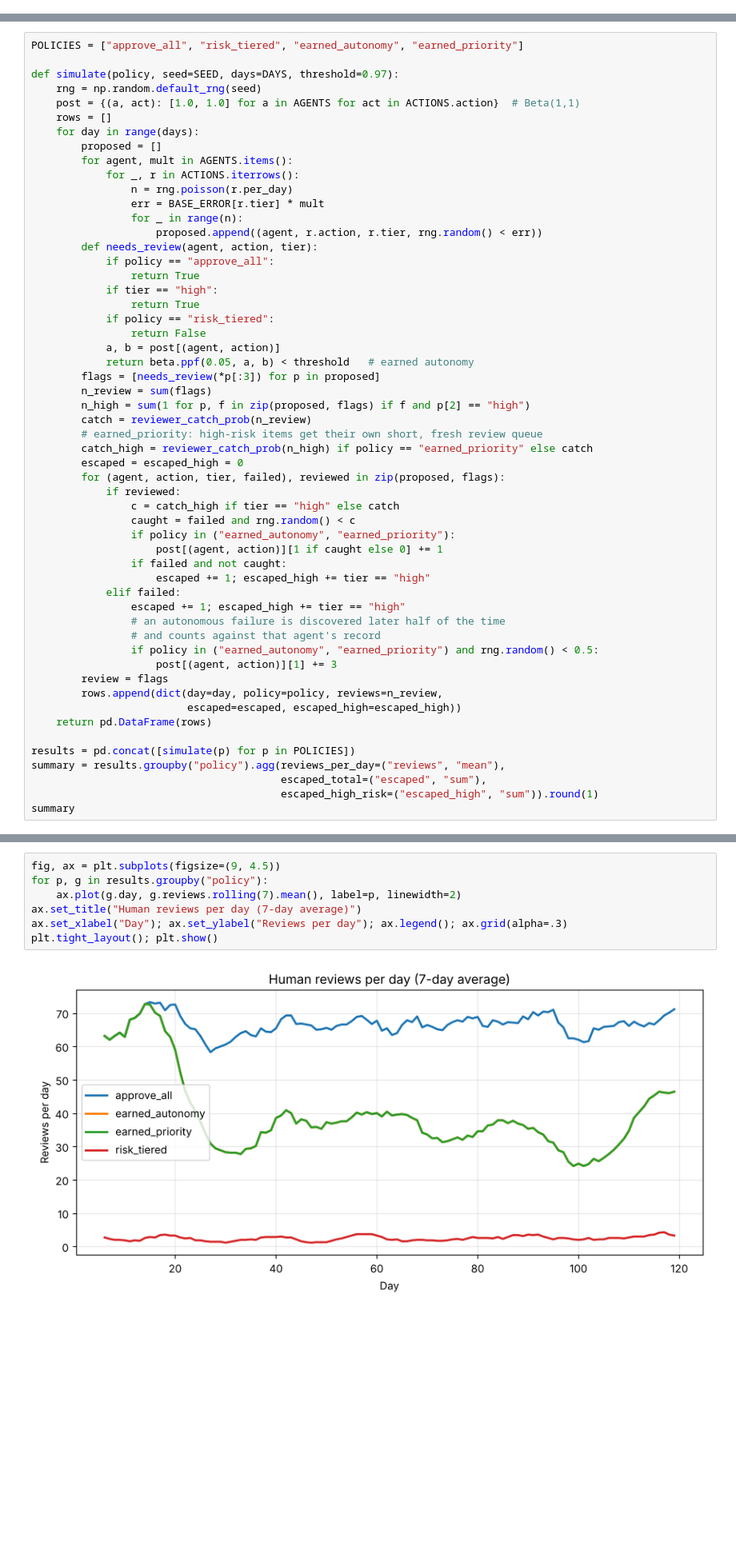
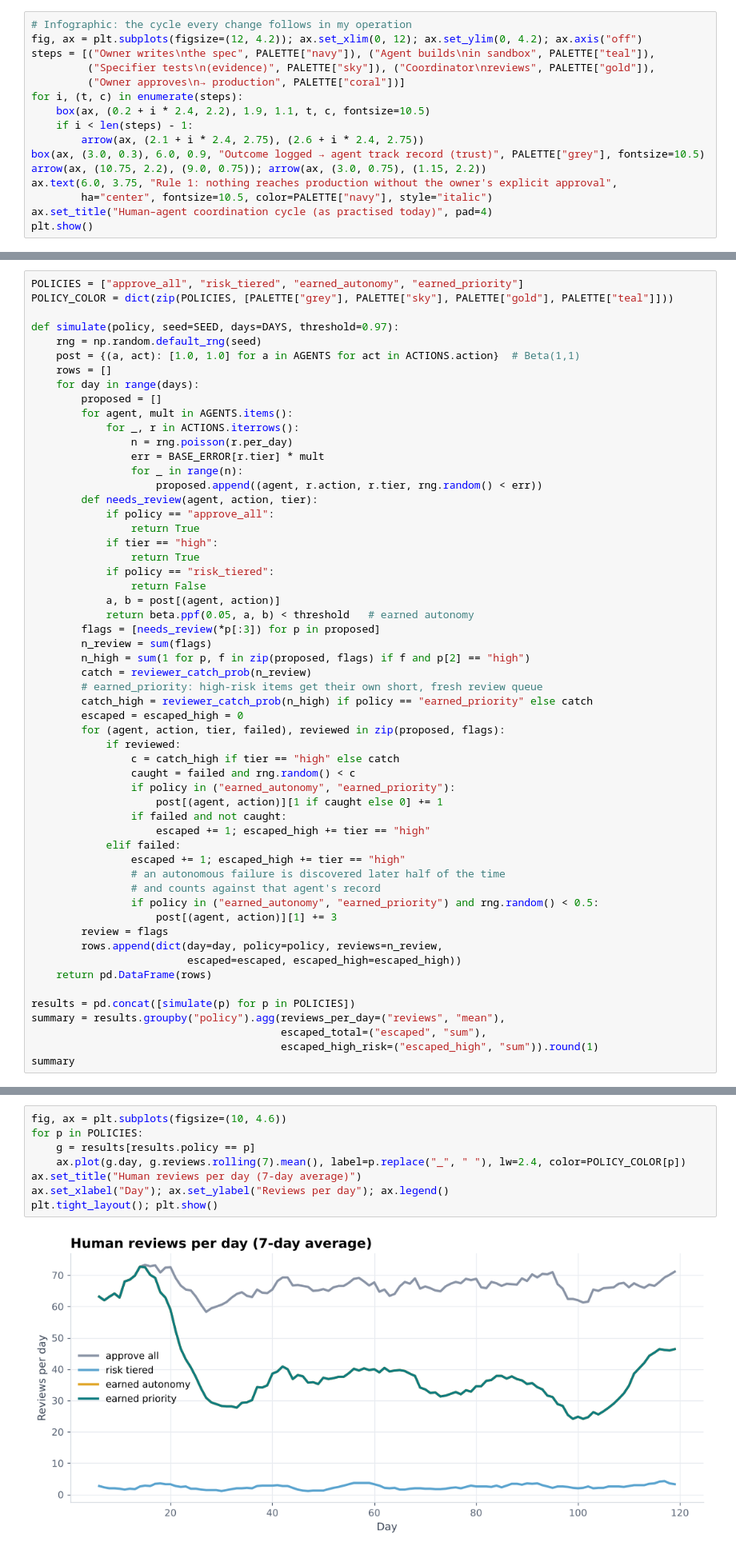
Before and after one commit to antoniosg2025-stack/applied-ai-research-portfolio, a Jupyter notebook: notebooks/01_human_agent_coordination.ipynb, the cells around one changed output, grey strips where cells are left out. Shown at 80% size. Cells and saved outputs as stored; diff of their text form; blank space fills up the shorter version.

```diff
--- a/notebooks/01_human_agent_coordination.ipynb
+++ b/notebooks/01_human_agent_coordination.ipynb
@@ -26,0 +57,16 @@ The methodology is **spec-driven**: the written spec is the source of truth; the
+# %%
+# Infographic: the cycle every change follows in my operation
+fig, ax = plt.subplots(figsize=(12, 4.2)); ax.set_xlim(0, 12); ax.set_ylim(0, 4.2); ax.axis("off")
+steps = [("Owner writes\nthe spec", PALETTE["navy"]), ("Agent builds\nin sandbox", PALETTE["teal"]),
+         ("Specifier tests\n(evidence)", PALETTE["sky"]), ("Coordinator\nreviews", PALETTE["gold"]),
+         ("Owner approves\n→ production", PALETTE["coral"])]
+for i, (t, c) in enumerate(steps):
+    box(ax, (0.2 + i * 2.4, 2.2), 1.9, 1.1, t, c, fontsize=10.5)
+    if i < len(steps) - 1:
+        arrow(ax, (2.1 + i * 2.4, 2.75), (2.6 + i * 2.4, 2.75))
+box(ax, (3.0, 0.3), 6.0, 0.9, "Outcome logged → agent track record (trust)", PALETTE["grey"], fontsize=10.5)
+arrow(ax, (10.75, 2.2), (9.0, 0.75)); arrow(ax, (3.0, 0.75), (1.15, 2.2))
+ax.text(6.0, 3.75, "Rule 1: nothing reaches production without the owner's explicit approval",
+        ha="center", fontsize=10.5, color=PALETTE["navy"], style="italic")
+ax.set_title("Human–agent coordination cycle (as practised today)", pad=4)
+plt.show()
@@ -115,6 +162,7 @@ ACTIONS
 | 6 | production_deploy | high | 0.3 |
 # %%
 POLICIES = ["approve_all", "risk_tiered", "earned_autonomy", "earned_priority"]
+POLICY_COLOR = dict(zip(POLICIES, [PALETTE["grey"], PALETTE["sky"], PALETTE["gold"], PALETTE["teal"]]))
 
 def simulate(policy, seed=SEED, days=DAYS, threshold=0.97):
     rng = np.random.default_rng(seed)
@@ -176,12 +224,13 @@ summary
 | earned_priority | 40.2 | 69 | 0 |
 | risk_tiered | 2.5 | 128 | 0 |
 # %%
-fig, ax = plt.subplots(figsize=(9, 4.5))
-for p, g in results.groupby("policy"):
-    ax.plot(g.day, g.reviews.rolling(7).mean(), label=p, linewidth=2)
+fig, ax = plt.subplots(figsize=(10, 4.6))
+for p in POLICIES:
+    g = results[results.policy == p]
+    ax.plot(g.day, g.reviews.rolling(7).mean(), label=p.replace("_", " "), lw=2.4, color=POLICY_COLOR[p])
 ax.set_title("Human reviews per day (7-day average)")
-ax.set_xlabel("Day"); ax.set_ylabel("Reviews per day"); ax.legend(); ax.grid(alpha=.3)
+ax.set_xlabel("Day"); ax.set_ylabel("Reviews per day"); ax.legend()
 plt.tight_layout(); plt.show()
 # %% [output]
-[figure, old version]
+[figure, new version]
 # %%
```
Also changed, not shown: parts of 6 cells of this notebook, 5 other files.
